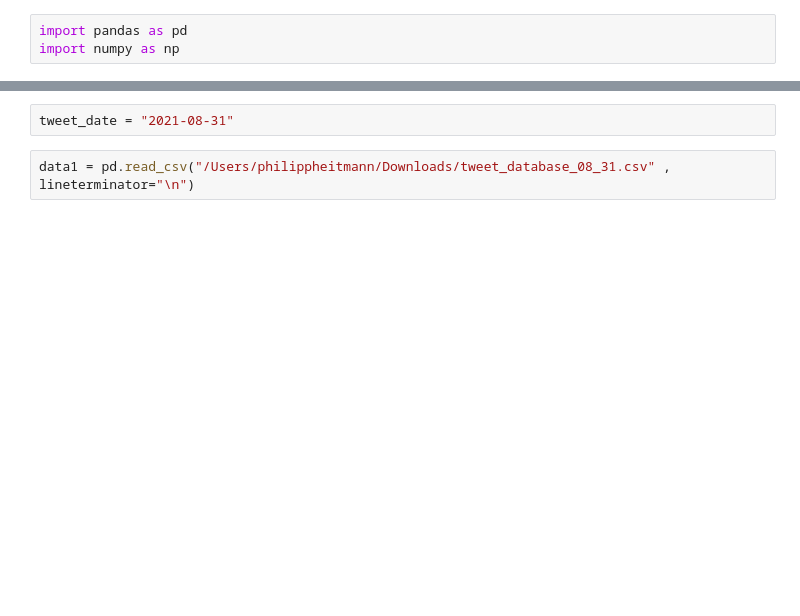
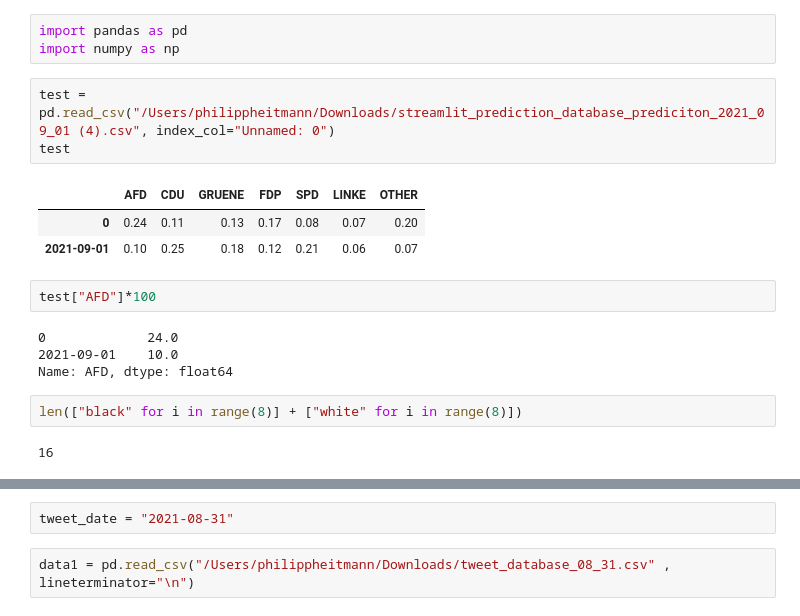
Before and after one commit to NicolasBuehringer/project_delphi, a Jupyter notebook: notebooks/04philipp/Untitled.ipynb, the cells around one changed output, grey strips where cells are left out. Drawn from its saved outputs; the diff is of its cells as text; blank space fills up the shorter version.

```diff
--- a/notebooks/04philipp/Untitled.ipynb
+++ b/notebooks/04philipp/Untitled.ipynb
@@ -1,3 +1,20 @@
 # %%
 import pandas as pd
 import numpy as np
+# %%
+test = pd.read_csv("/Users/philippheitmann/Downloads/streamlit_prediction_database_prediciton_2021_09_01 (4).csv", index_col="Unnamed: 0")
+test
+# %% [output]
+|  | AFD | CDU | GRUENE | FDP | SPD | LINKE | OTHER |
+| 0 | 0.24 | 0.11 | 0.13 | 0.17 | 0.08 | 0.07 | 0.20 |
+| 2021-09-01 | 0.10 | 0.25 | 0.18 | 0.12 | 0.21 | 0.06 | 0.07 |
+# %%
+test["AFD"]*100
+# %% [output]
+0             24.0
+2021-09-01    10.0
+Name: AFD, dtype: float64
+# %%
+len(["black" for i in range(8)] + ["white" for i in range(8)])
+# %% [output]
+16
```
Also changed, not shown: parts of 19 cells of this notebook, 3 other files.
